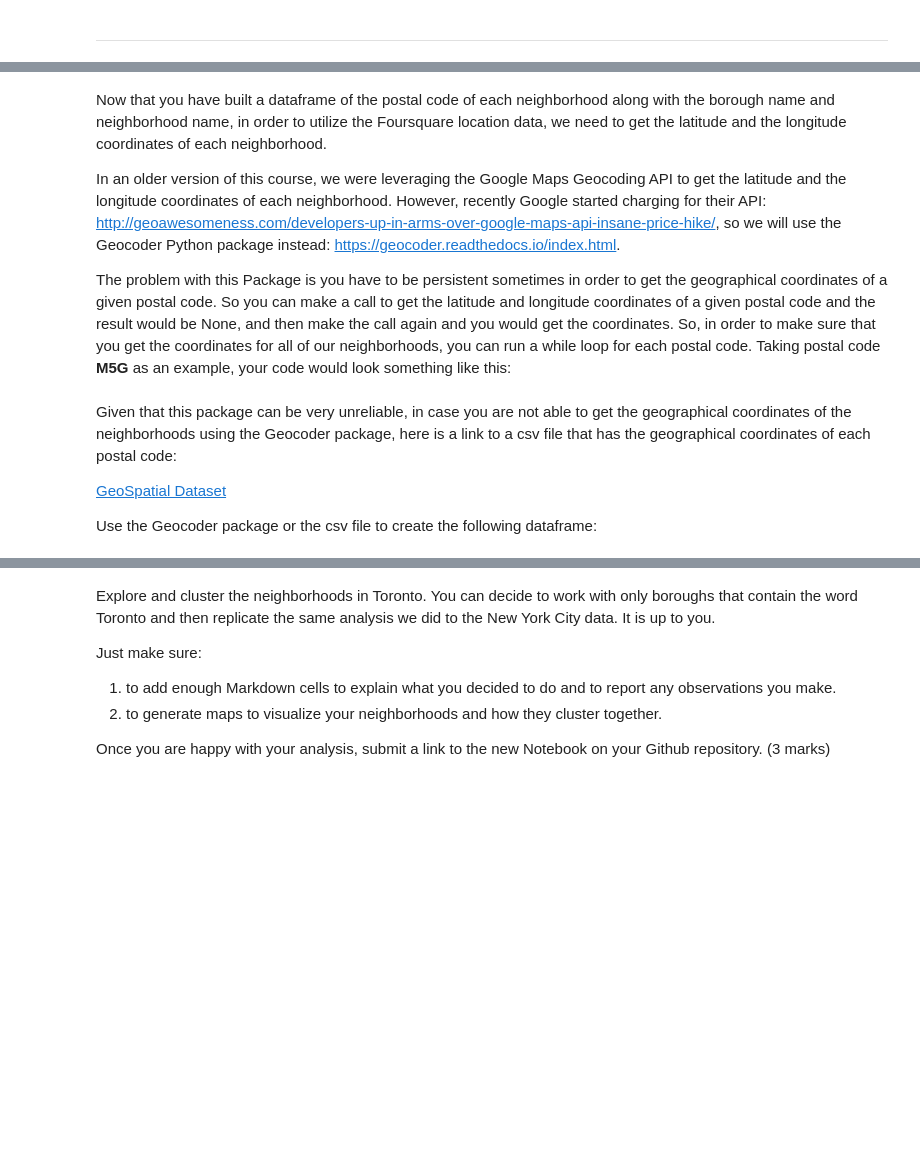
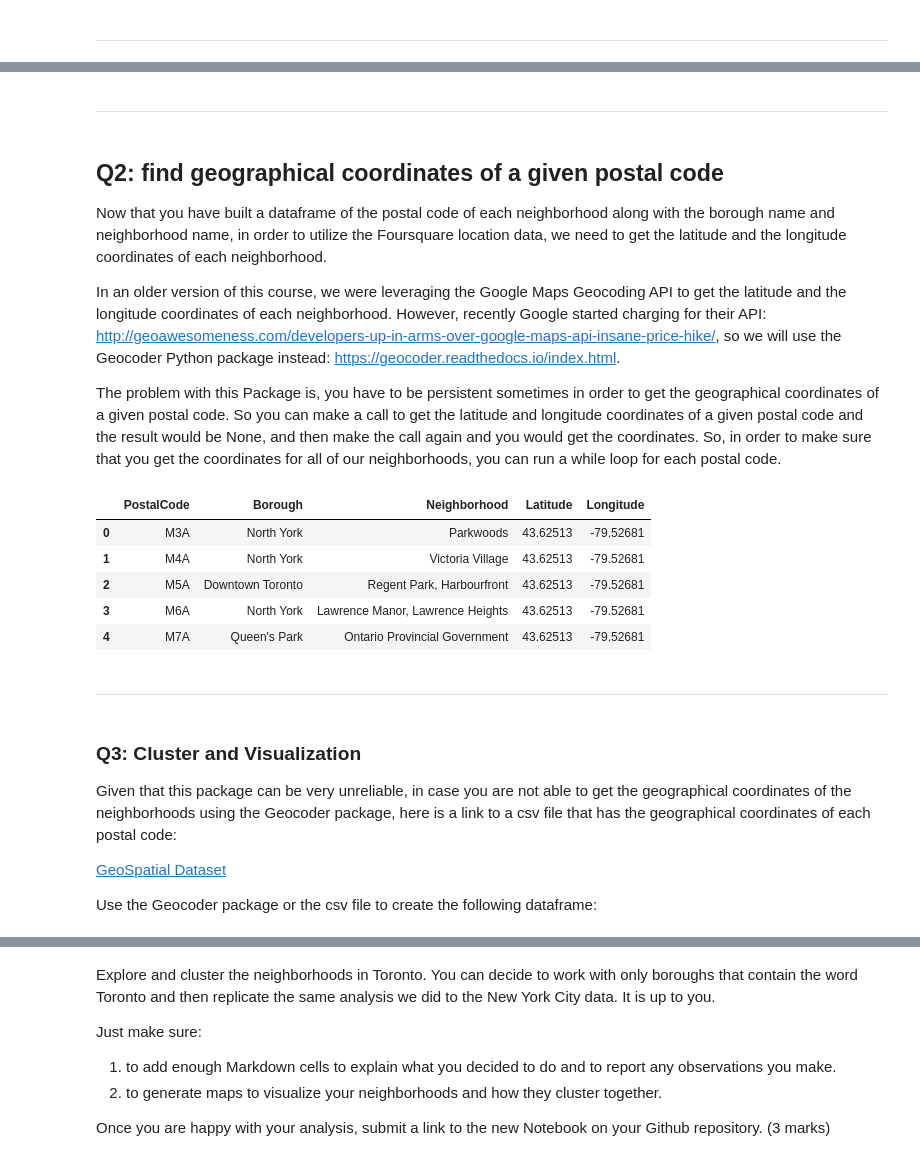
Before and after one commit to aliceyshu/Coursera_Capstone, a Jupyter notebook: w3/segmenting and clustering neighborhoods in Toronto.ipynb, the cells around one changed output, grey strips where cells are left out. Saved outputs shown, nothing was run; the diff lists cells and outputs as text; code cells hidden in the pictures; blank space fills up the shorter version.

```diff
--- a/w3/segmenting and clustering neighborhoods in Toronto.ipynb
+++ b/w3/segmenting and clustering neighborhoods in Toronto.ipynb
@@ -88,3 +89,10 @@ Use pandas, or the BeautifulSoup package, or any other way you are comfortable w
 # %%
 import pandas as pd
 import numpy as np
+# %%
+import requests
+from bs4 import BeautifulSoup
+
+url = "https://en.wikipedia.org/wiki/List_of_postal_codes_of_Canada:_M"
+url_data = requests.get(url).text
+soup = BeautifulSoup(url_data, 'html5lib')
@@ -91,20 +131,10 @@ import numpy as np
+# %% [markdown]
+<hr>
 # %% [markdown]
+## Q2: find geographical coordinates of a given postal code
+
 Now that you have built a dataframe of the postal code of each neighborhood along with the borough name and neighborhood name, in order to utilize the Foursquare location data, we need to get the latitude and the longitude coordinates of each neighborhood.
-
 
 In an older version of this course, we were leveraging the Google Maps Geocoding API to get the latitude and the longitude coordinates of each neighborhood. However, recently Google started charging for their API: [http://geoawesomeness.com/developers-up-in-arms-over-google-maps-api-insane-price-hike/](http://geoawesomeness.com/developers-up-in-arms-over-google-maps-api-insane-price-hike/), so we will use the Geocoder Python package instead: [https://geocoder.readthedocs.io/index.html](https://geocoder.readthedocs.io/index.html).
 
-The problem with this Package is you have to be persistent sometimes in order to get the geographical coordinates of a given postal code. So you can make a call to get the latitude and longitude coordinates of a given postal code and the result would be None, and then make the call again and you would get the coordinates. So, in order to make sure that you get the coordinates for all of our neighborhoods, you can run a while loop for each postal code. Taking  postal code <b>M5G</b> as an example, your code would look something like this:
+The problem with this Package is, you have to be persistent sometimes in order to get the geographical coordinates of a given postal code. So you can make a call to get the latitude and longitude coordinates of a given postal code and the result would be None, and then make the call again and you would get the coordinates. So, in order to make sure that you get the coordinates for all of our neighborhoods, you can run a while loop for each postal code.
-# %%
-import geocoder # import geocoder
-
-# initialize your variable to None
-lat_lng_coords = None
-
-# loop until you get the coordinates
-while(lat_lng_coords is None):
-  g = geocoder.google('{}, Toronto, Ontario'.format(postal_code))
-  lat_lng_coords = g.latlng
-
-latitude = lat_lng_coords[0]
-longitude = lat_lng_coords[1]
@@ -111,4 +146,27 @@ longitude = lat_lng_coords[1]
+# %%
+# make a copy of the data frame in case I got it wrong
+new_geo_coor = geo_coor.copy()
+
+for index, row in geo_coor.iterrows():
+    postal_code = row['PostalCode']
+    g = geocoder.arcgis('{}, Toronto, Ontario'.format(postal_code))
+    lat_lng_coords = g.json
+
+    new_geo_coor['Latitude'] = latitude = lat_lng_coords['lat']
+    new_geo_coor['Longitude'] = lat_lng_coords['lng']
+# %%
+new_geo_coor.head()
+# %% [output]
+|  | PostalCode | Borough | Neighborhood | Latitude | Longitude |
+| 0 | M3A | North York | Parkwoods | 43.62513 | -79.52681 |
+| 1 | M4A | North York | Victoria Village | 43.62513 | -79.52681 |
+| 2 | M5A | Downtown Toronto | Regent Park, Harbourfront | 43.62513 | -79.52681 |
+| 3 | M6A | North York | Lawrence Manor, Lawrence Heights | 43.62513 | -79.52681 |
+| 4 | M7A | Queen's Park | Ontario Provincial Government | 43.62513 | -79.52681 |
+# %% [markdown]
+<hr>
 # %% [markdown]
+### Q3: Cluster and Visualization
 Given that this package can be very unreliable, in case you are not able to get the geographical coordinates of the neighborhoods using the Geocoder package, here is a link to a csv file that has the geographical coordinates of each postal code:
 
 [GeoSpatial Dataset](https://cf-courses-data.s3.us.cloud-object-storage.appdomain.cloud/IBMDeveloperSkillsNetwork-DS0701EN-SkillsNetwork/labs_v1/Geospatial_Coordinates.csv)
```
Also changed, not shown: parts of 25 cells of this notebook.
